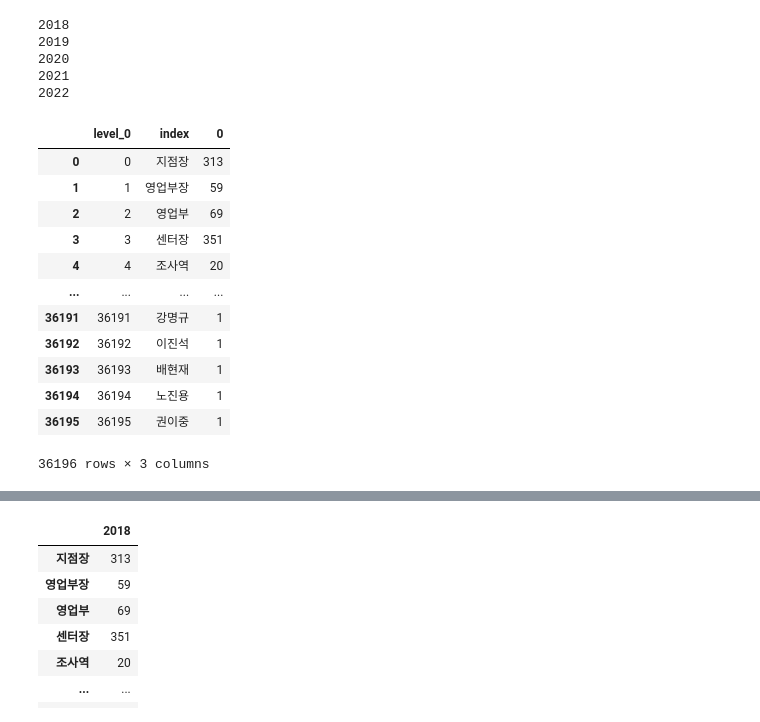
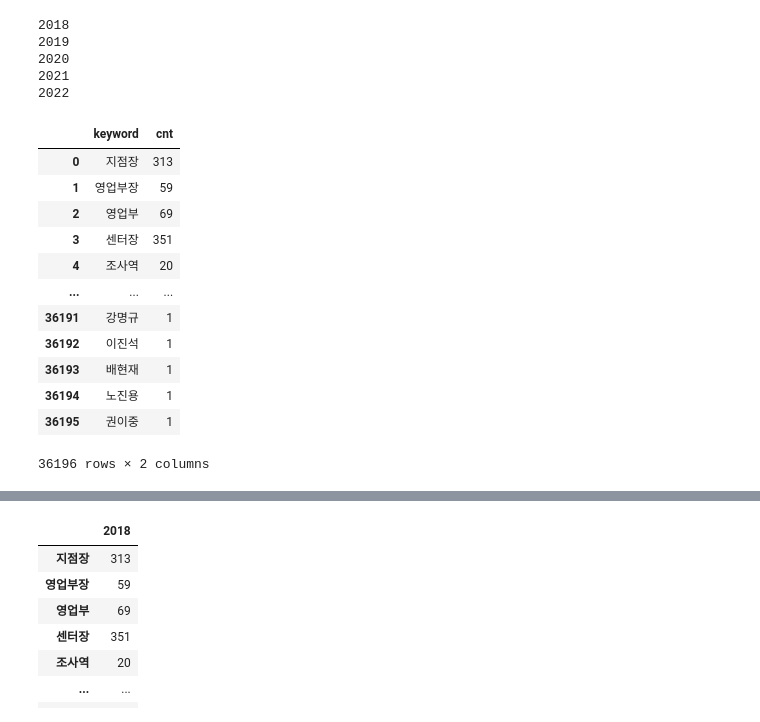
Before and after one commit to ho2921ho/BerTopic, a Jupyter notebook: BerTopic.ipynb, the cells around one changed output, grey strips where cells are left out. Drawn from its saved outputs; the diff is of its cells as text; code cells hidden in the pictures.

```diff
--- a/BerTopic.ipynb
+++ b/BerTopic.ipynb
@@ -117,7 +103,7 @@ for year in years:
         tmp.extend(i)
     tmp_df = pd.DataFrame(pd.Series(Counter(tmp)))
     tmp_df = tmp_df.reset_index()
-    tmp_df.rename(columns = {0:'cnt','index':'keyword'})
+    tmp_df = tmp_df.rename(columns = {0:'cnt','index':'keyword'})
     tmp_df_list.append(tmp_df)
 # %% [output]
 2018
@@ -126,19 +112,19 @@ for year in years:
 2021
 2022
 # %%
-tmp_df_list[0].reset_index()
+tmp_df_list[0]
 # %% [output]
-|  | level_0 | index | 0 |
-| 0 | 0 | 지점장 | 313 |
-| 1 | 1 | 영업부장 | 59 |
-| 2 | 2 | 영업부 | 69 |
-| 3 | 3 | 센터장 | 351 |
-| 4 | 4 | 조사역 | 20 |
-| ... | ... | ... | ... |
-| 36191 | 36191 | 강명규 | 1 |
-| 36192 | 36192 | 이진석 | 1 |
-| 36193 | 36193 | 배현재 | 1 |
-| 36194 | 36194 | 노진용 | 1 |
-| 36195 | 36195 | 권이중 | 1 |
+|  | keyword | cnt |
+| 0 | 지점장 | 313 |
+| 1 | 영업부장 | 59 |
+| 2 | 영업부 | 69 |
+| 3 | 센터장 | 351 |
+| 4 | 조사역 | 20 |
+| ... | ... | ... |
+| 36191 | 강명규 | 1 |
+| 36192 | 이진석 | 1 |
+| 36193 | 배현재 | 1 |
+| 36194 | 노진용 | 1 |
+| 36195 | 권이중 | 1 |
-36196 rows × 3 columns
+36196 rows × 2 columns
 # %%
```
Also changed, not shown: parts of 30 cells of this notebook, 15 other files.
